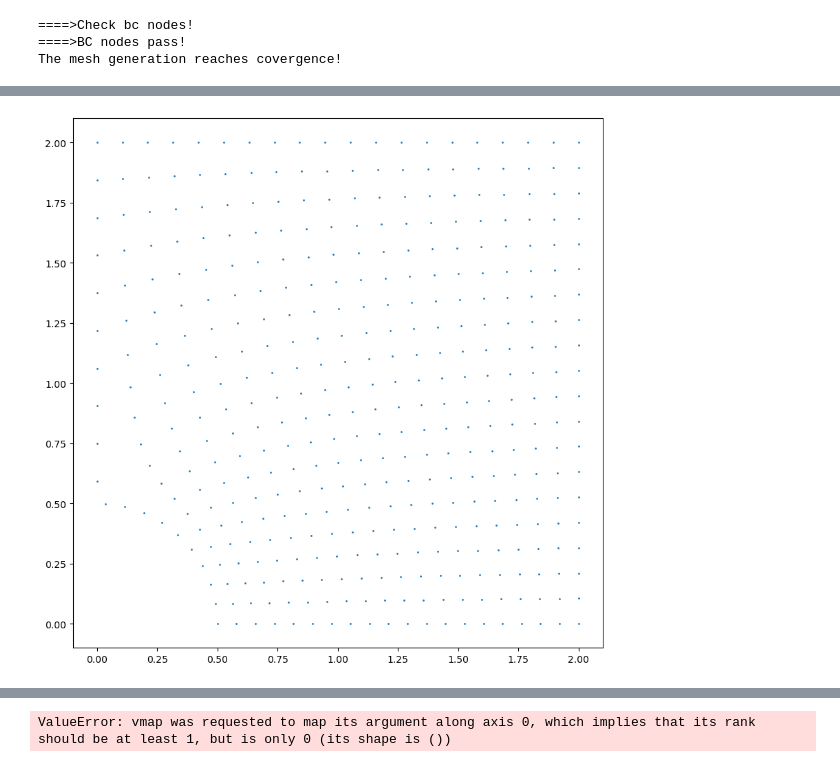
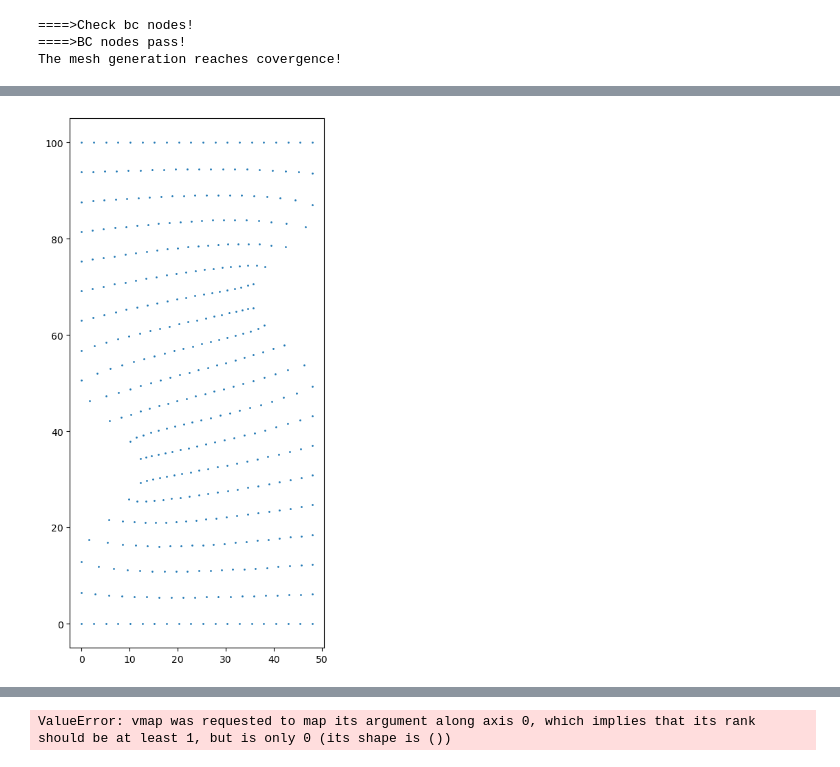
Before and after one commit to nickrummens/SPIQ, a Jupyter notebook: S_shape/geo_mapping.ipynb, the cells around one changed output, grey strips where cells are left out. Cells and saved outputs as stored; diff of their text form; code cells hidden in the pictures.

```diff
--- a/S_shape/geo_mapping.ipynb
+++ b/S_shape/geo_mapping.ipynb
@@ -80,39 +110,41 @@ np.savetxt(data_path, np.hstack((myMesh.x.reshape(-1, 1), myMesh.y.reshape(-1, 1
 # %%
 import jax
 import jax.numpy as jnp
+import numpy as np
 
 # Load geometry mapping
 nx=100
-ny=100
-Xp = np.loadtxt(f"plate_hole_quarter_{nx}x{ny}.txt")
+ny=116
+#Xp = np.loadtxt(f"plate_hole_quarter_{nx}x{ny}.txt")
+Xp = np.loadtxt("s_shape_geomapping.txt")
 
 # Interpolate mapping
 X_map_points = Xp[:, 0].reshape((ny, nx)).T
 Y_map_points = Xp[:, 1].reshape((ny, nx)).T
 
 def coordMap(x):
     x_pos = x[:, 0]*(nx-1)
     y_pos = x[:, 1]*(ny-1)
 
     x_mapped = jax.scipy.ndimage.map_coordinates(X_map_points, [x_pos, y_pos], order=1)
     y_mapped = jax.scipy.ndimage.map_coordinates(Y_map_points, [x_pos, y_pos], order=1)
 
     return jnp.stack((x_mapped, y_mapped), axis=1)
 
 n_plot = 20
 x_plot = np.linspace(0, 1, n_plot)
 y_plot = np.linspace(0, 1, n_plot)
 X_plot, Y_plot = np.meshgrid(x_plot, y_plot)
 X_plot, Y_plot = X_plot.flatten(), Y_plot.flatten()
 X_mapped, Y_mapped = coordMap(jnp.stack((X_plot, Y_plot), axis=1)).T
 
 fig, ax = plt.subplots(1, 1,figsize=(10,10))
 plt.scatter(X_mapped, Y_mapped, s=1)
 # plt.xlim(0, x_max)
 # plt.ylim(0, y_max)
 ax.set_aspect('equal')
 # %% [output]
-[figure, old version]
+[figure, new version]
 # %%
 def coordMap(x, padding=1e-6):
     x_pos = x[0]*(nx-1)*(1-2*padding) + padding
```
Also changed, not shown: parts of 7 cells of this notebook, 3 other files.
